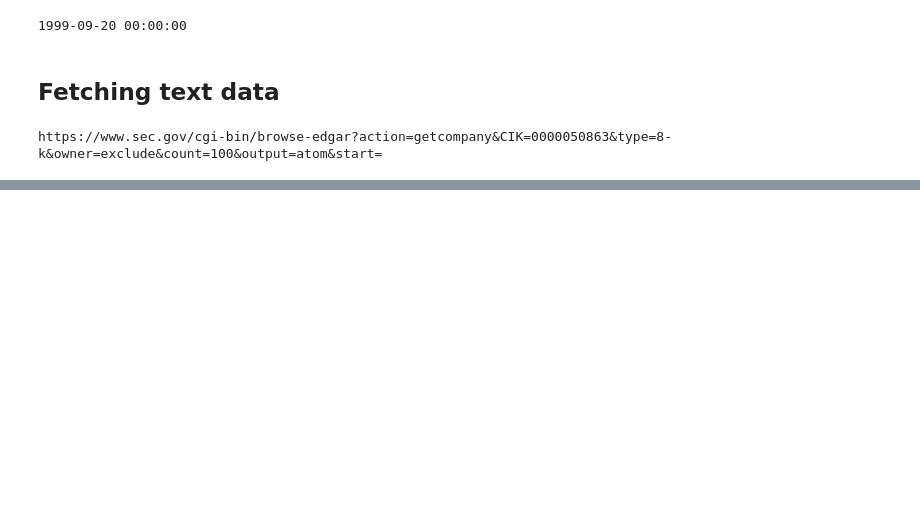
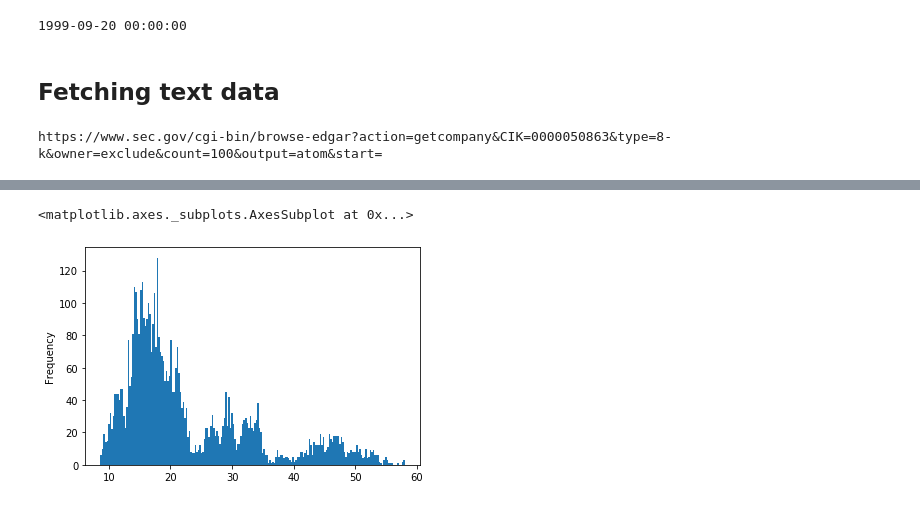
Before and after one commit to Evbor/Stock_Analysis, a Jupyter notebook: research/FinTech.ipynb, the cells around one changed output, grey strips where cells are left out. Saved outputs shown, nothing was run; the diff lists cells and outputs as text; code cells hidden in the pictures; blank space fills up the shorter version.

```diff
--- a/research/FinTech.ipynb
+++ b/research/FinTech.ipynb
@@ -153,0 +291,5 @@ SyntaxError: duplicate argument 'foo' in function definition (<ipython-input-77-
+# %%
+df.adjusted_close.dropna().plot.hist(bins=200) # lognormal
+# %% [output]
+<matplotlib.axes._subplots.AxesSubplot at 0x...>
+[figure, added]
```
Also changed, not shown: parts of 29 cells of this notebook.
